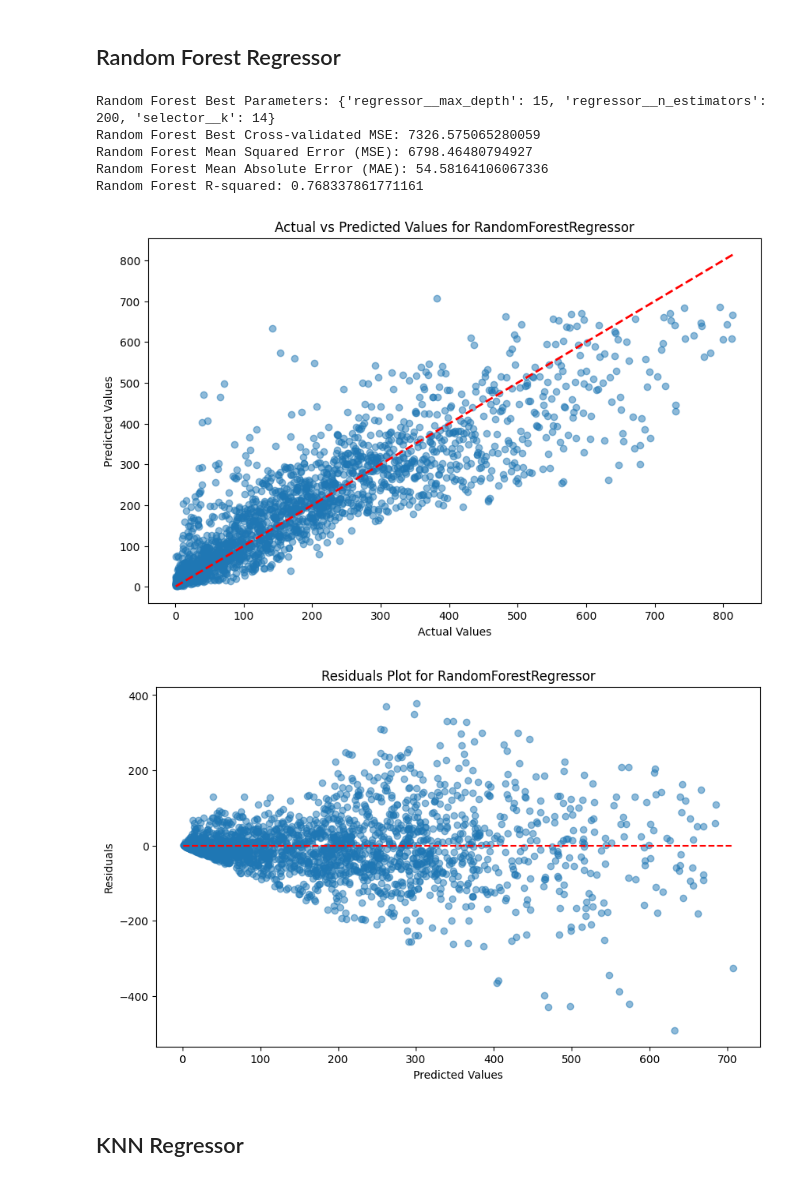
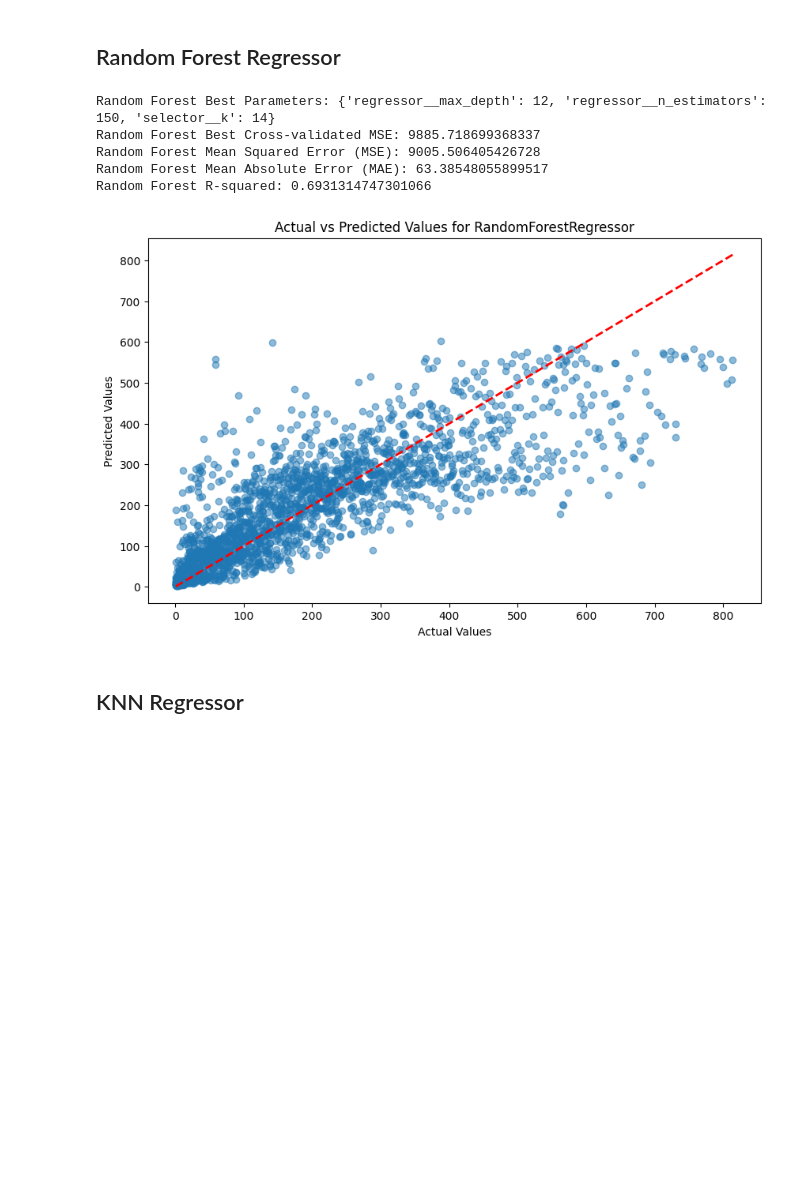
Before and after one commit to ArchibaldTheFirst/YuluBikesharing_Group5, a Jupyter notebook: RegressionModel.ipynb, the cells around one changed output. Cells and saved outputs as stored; diff of their text form; code cells hidden in the pictures; blank space fills up the shorter version.

```diff
--- a/RegressionModel.ipynb
+++ b/RegressionModel.ipynb
@@ -77,6 +77,9 @@ yulu_data_set['day_of_week'] = pd.to_datetime(yulu_data_set['date']).dt.dayofwee
 # Extract hour from 'time' column
 yulu_data_set['hour'] = pd.to_datetime(yulu_data_set['time'], format='%H:%M:%S').dt.hour
 
+#Year should not influence our model, as it should not impeed user decisions and only data from 2 years are available. We don not want to have yulus growth in our model evaluation.
+yulu_data_set = yulu_data_set.drop(columns= 'year')
+
 # # Apply cyclic transformation to 'hour'
 # import numpy as np
 
@@ -87,7 +90,7 @@ yulu_data_set['hour'] = pd.to_datetime(yulu_data_set['time'], format='%H:%M:%S')
 yulu_data_set = yulu_data_set.drop(columns=['date', 'time'])
 
 # Specify the names of categorical and numerical columns
-categorical_columns = ['season', 'holiday', 'workingday', 'weather', 'year', 'month', 'day', 'day_of_week']
+categorical_columns = ['season', 'holiday', 'workingday', 'weather', 'month', 'day', 'day_of_week']
 numerical_columns = ['temp', 'atemp', 'humidity', 'windspeed', 'hour']
 #numerical_columns = ['temp', 'atemp', 'humidity', 'windspeed', 'hour_sin', 'hour_cos']
 target_column = 'count'
@@ -410,7 +413,7 @@ rf_model = Pipeline(steps=[
 param_grid = {
     'selector__k': k_values,
     'regressor__n_estimators': [100, 150, 200],
-    'regressor__max_depth': [None, 15 , 10]
+    'regressor__max_depth': [None, 10, 12, 15]
 }
 
 
@@ -438,34 +441,22 @@ print("Random Forest Mean Squared Error (MSE):", mse_rf)
 print("Random Forest Mean Absolute Error (MAE):", mae_rf)
 print("Random Forest R-squared:", r2_rf)
 # %% [output]
-Random Forest Best Parameters: {'regressor__max_depth': 15, 'regressor__n_estimators': 200, 'selector__k': 14}
-Random Forest Best Cross-validated MSE: 7326.575065280059
-Random Forest Mean Squared Error (MSE): 6798.46480794927
-Random Forest Mean Absolute Error (MAE): 54.58164106067336
-Random Forest R-squared: 0.768337861771161
+Random Forest Best Parameters: {'regressor__max_depth': 12, 'regressor__n_estimators': 150, 'selector__k': 14}
+Random Forest Best Cross-validated MSE: 9885.718699368337
+Random Forest Mean Squared Error (MSE): 9005.506405426728
+Random Forest Mean Absolute Error (MAE): 63.38548055899517
+Random Forest R-squared: 0.6931314747301066
 # %%
 # Plot a graph to see actual vs. predicted values
 plt.figure(figsize=(10, 6))
 plt.scatter(y_test, y_pred_rf, alpha=0.5)
 plt.plot([y_test.min(), y_test.max()], [y_test.min(), y_test.max()], 'r--', lw=2)
 plt.xlabel('Actual Values')
 plt.ylabel('Predicted Values')
 plt.title('Actual vs Predicted Values for RandomForestRegressor')
 plt.show()
-
-#Plotting Residuals (differences between predicted and actual values)
-residuals = y_test - y_pred_rf
-
-plt.figure(figsize=(10, 6))
-plt.scatter(y_pred_rf, residuals, alpha=0.5)
-plt.hlines(y=0, xmin=y_pred_rf.min(), xmax=y_pred_rf.max(), colors='red', linestyles='--')
-plt.xlabel('Predicted Values')
-plt.ylabel('Residuals')
-plt.title('Residuals Plot for RandomForestRegressor')
-plt.show()
 # %% [output]
-[figure, old version]
+[figure, new version]
-[figure, removed]
 # %% [markdown]
 ## KNN Regressor
 # %%
```
Also changed, not shown: parts of 8 cells of this notebook.
